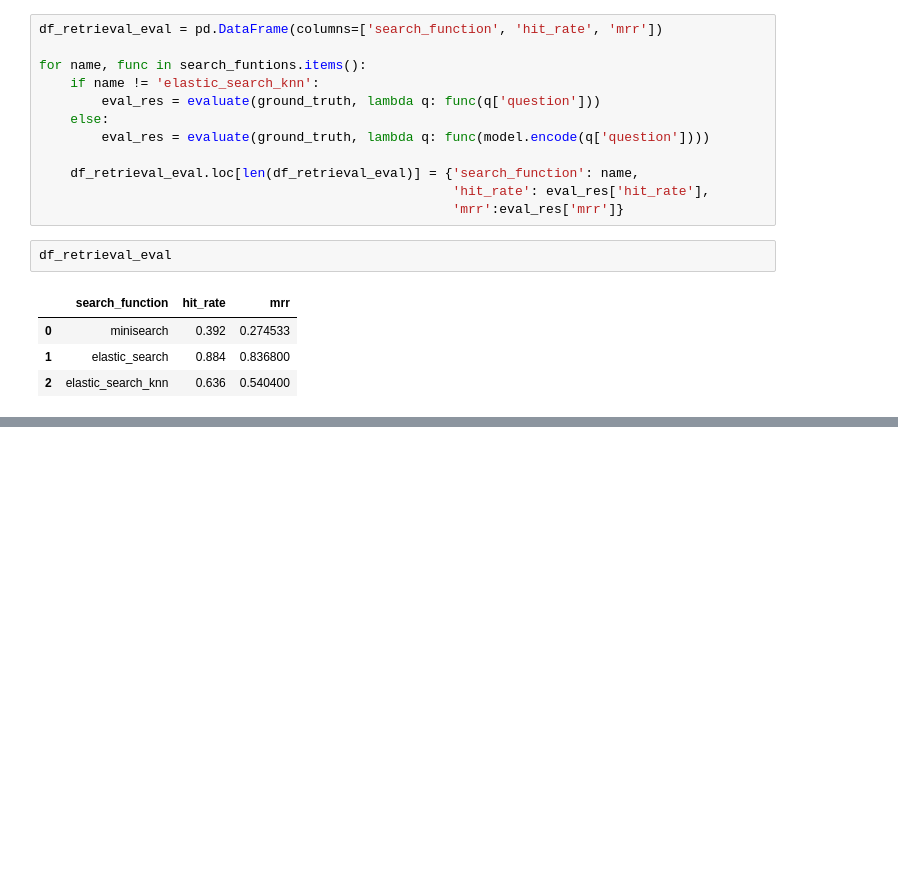
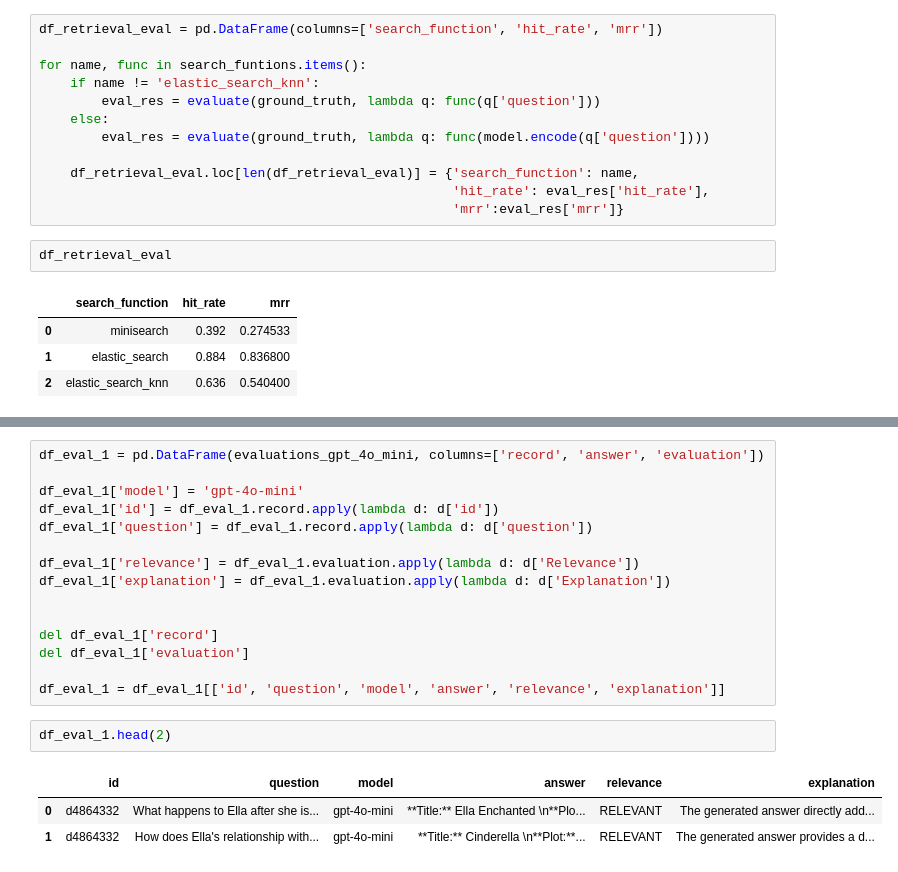
Before and after one commit to RKIzmailov/movie-advisor-rag, a Jupyter notebook: notebooks/rag-test.ipynb, the cells around one changed output, grey strips where cells are left out. Saved outputs shown, nothing was run; the diff lists cells and outputs as text; blank space fills up the shorter version.

```diff
--- a/notebooks/rag-test.ipynb
+++ b/notebooks/rag-test.ipynb
@@ -556,0 +627,21 @@ df_retrieval_eval
+# %%
+df_eval_1 = pd.DataFrame(evaluations_gpt_4o_mini, columns=['record', 'answer', 'evaluation'])
+
+df_eval_1['model'] = 'gpt-4o-mini'
+df_eval_1['id'] = df_eval_1.record.apply(lambda d: d['id'])
+df_eval_1['question'] = df_eval_1.record.apply(lambda d: d['question'])
+
+df_eval_1['relevance'] = df_eval_1.evaluation.apply(lambda d: d['Relevance'])
+df_eval_1['explanation'] = df_eval_1.evaluation.apply(lambda d: d['Explanation'])
+
+
+del df_eval_1['record']
+del df_eval_1['evaluation']
+
+df_eval_1 = df_eval_1[['id', 'question', 'model', 'answer', 'relevance', 'explanation']]
+# %%
+df_eval_1.head(2)
+# %% [output]
+|  | id | question | model | answer | relevance | explanation |
+| 0 | d4864332 | What happens to Ella after she is... | gpt-4o-mini | **Title:** Ella Enchanted \n**Plo... | RELEVANT | The generated answer directly add... |
+| 1 | d4864332 | How does Ella's relationship with... | gpt-4o-mini | **Title:** Cinderella \n**Plot:**... | RELEVANT | The generated answer provides a d... |
```
Also changed, not shown: parts of 22 cells of this notebook, 2 other files.
